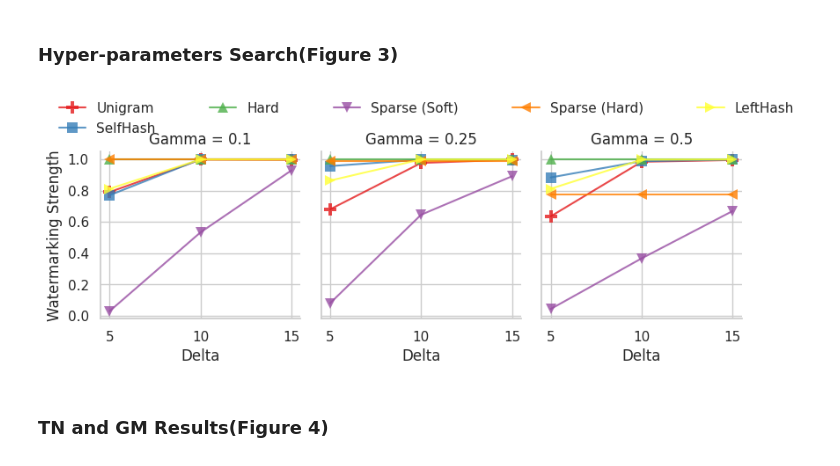
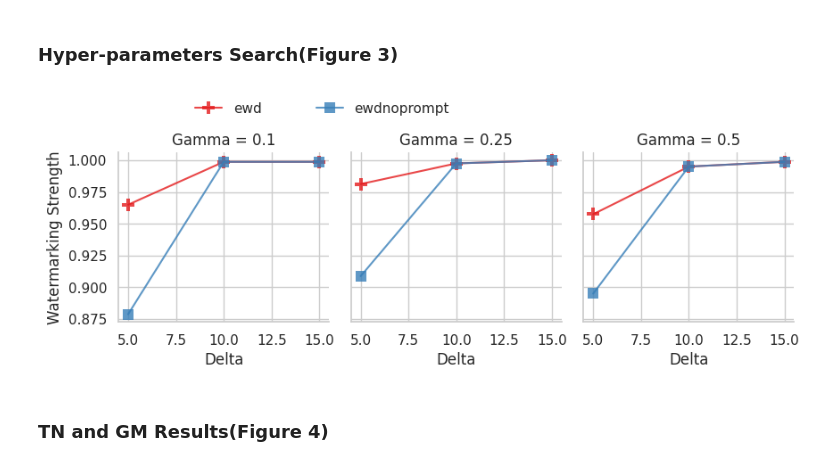
Before and after one commit to TomtheCodeBot/WaterBench, a Jupyter notebook: plot_image_and_tables.ipynb, the cells around one changed output. Cells and saved outputs as stored; diff of their text form; code cells hidden in the pictures.

```diff
--- a/plot_image_and_tables.ipynb
+++ b/plot_image_and_tables.ipynb
@@ -710,35 +710,35 @@ def combine_mode_bl_type (x):
     return x['mode']
   else:
     return x ['mode']+"_"+x['bl_type']
 
-df_avg = pd.read_csv(f"/home/duy/WaterBench/csv_data/z_score_avg_llama2-7b-chat-4k_adjusted.csv")
+df_avg = pd.read_csv(f"/cluster/tufts/laolab/kdoan02/WaterBench/process/csv_data2/z_score_avg_llama2_ewd_with_prompt.csv")
 sns.set_theme(style="whitegrid")
 rs = np.random.RandomState(5)
 df_clean = df_avg.drop(df_avg[(df_avg["mode"] == "new") | (df_avg["mode"] == "no") | (df_avg["gamma"] == 0.65) | (df_avg["gamma"] == 0.2)| (df_avg["gamma"] == 0.7)    | (df_avg["gamma"] == 0.6) | (df_avg["delta"] == 9.0)].index)
 df_clean['watermark type'] = df_clean.apply(combine_mode_bl_type, axis=1)
 df_clean = df_clean.replace("ogv2", "SelfHash")
 df_clean = df_clean.replace("v2", "LeftHash")
 df_clean = df_clean.replace("gpt", "Unigram")
 df_clean = df_clean.replace("old_hard", "Hard")
 
 df_clean = df_clean.replace("onebitsparse_hard", "Sparse (Hard)")
 df_clean = df_clean.replace("onebitsparse_soft", "Sparse (Soft)")
 
 
 g = sns.FacetGrid(df_clean, col="gamma", hue="watermark type", palette="Set1", hue_kws={"marker": ["P", "s", "^", "v","<",">","*"], "markersize": [10, 8, 8, 8, 8, 8, 8], "markeredgewidth": [0, 0, 0, 0, 0, 0, 0], "alpha": [0.8, 0.8, 0.8, 0.8, 0.8, 0.8, 0.8]})
 
 g.map(sns.lineplot, "delta", "true_positive", marker=True, dashes=False)
 
 g.set_axis_labels("Delta", "Watermarking Strength")
 g.set_titles("Gamma = {col_name}")
 
 g.add_legend(title="", loc="upper center", ncol=5, bbox_to_anchor=(0.3, 1.1), columnspacing=4.0)
 
 # plt.savefig(f"{save_pic_dir}/{model_name}_search.pdf", dpi=400, bbox_inches='tight')
 plt.show()
 g.savefig("hyper_parameter.pdf", bbox_inches='tight')
 # %% [output]
-[figure, old version]
+[figure, new version]
 # %% [markdown]
 ### TN and GM Results(Figure 4)
 # %%
```
Also changed, not shown: 29 other files.
